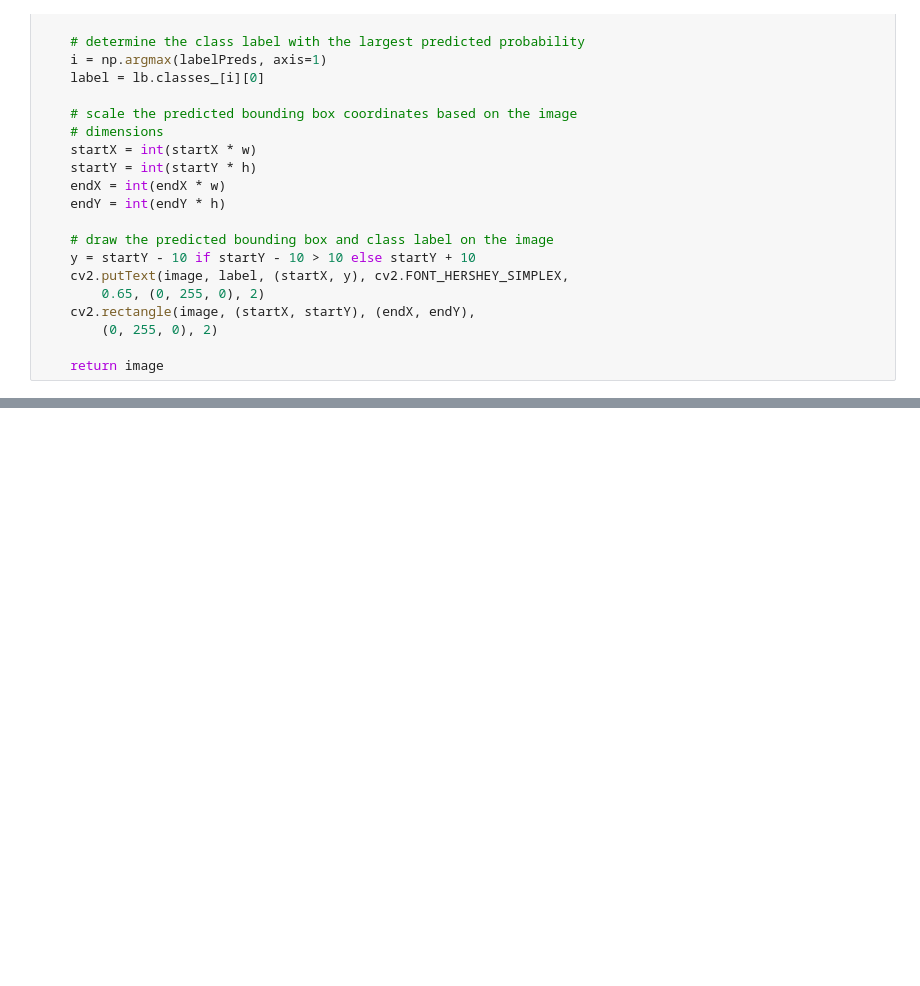
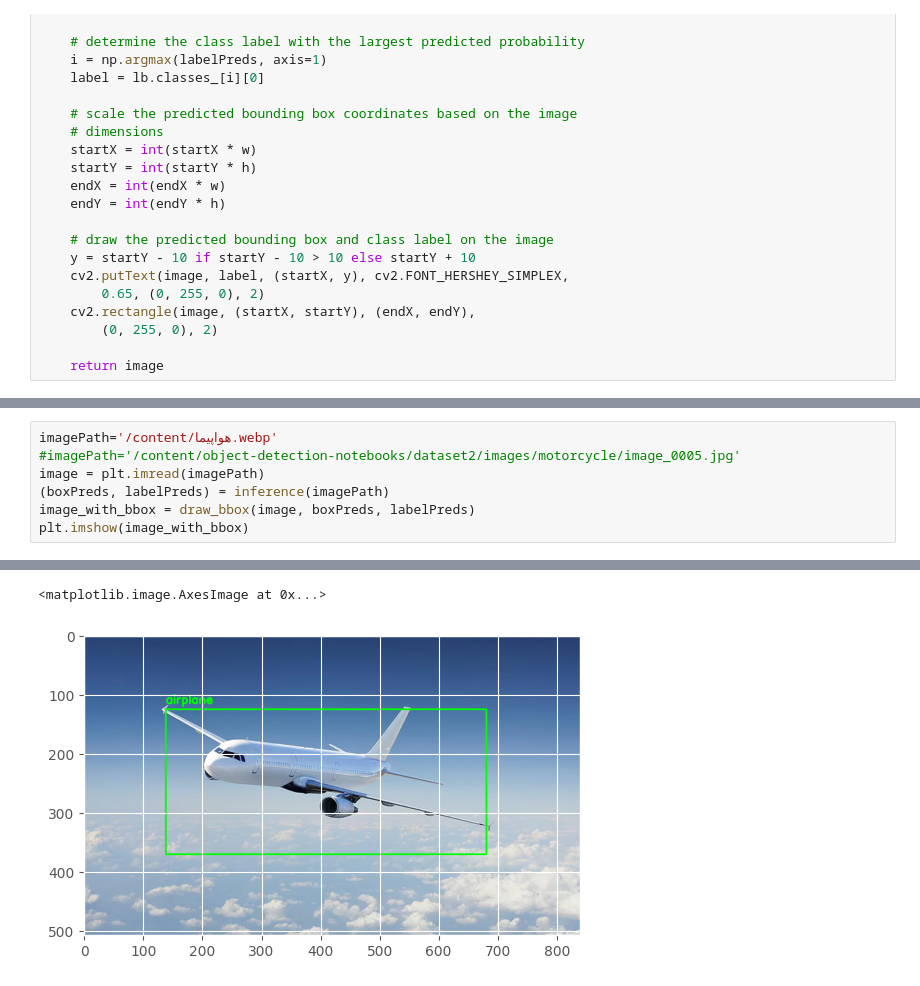
Before and after one commit to Alireza-Akhavan/deeplearning-tensorflow2-notebooks, a Jupyter notebook: 25-object-classification-and-localization-inference.ipynb, the cells around one changed output, grey strips where cells are left out. Cells and saved outputs as stored; diff of their text form; blank space fills up the shorter version.

```diff
--- a/25-object-classification-and-localization-inference.ipynb
+++ b/25-object-classification-and-localization-inference.ipynb
@@ -66,0 +61,8 @@ https://www.pyimagesearch.com/2020/10/12/multi-class-object-detection-and-boundi
+# %%
+imagePath='/content/هواپیما.webp'
+#imagePath='/content/object-detection-notebooks/dataset2/images/motorcycle/image_0005.jpg'
+image = plt.imread(imagePath)
+(boxPreds, labelPreds) = inference(imagePath)
+image_with_bbox = draw_bbox(image, boxPreds, labelPreds)
+plt.imshow(image_with_bbox)
+# %% [output]
@@ -66,0 +70,2 @@ https://www.pyimagesearch.com/2020/10/12/multi-class-object-detection-and-boundi
+<matplotlib.image.AxesImage at 0x...>
+[figure, added]
```
Also changed, not shown: parts of 5 cells of this notebook.
